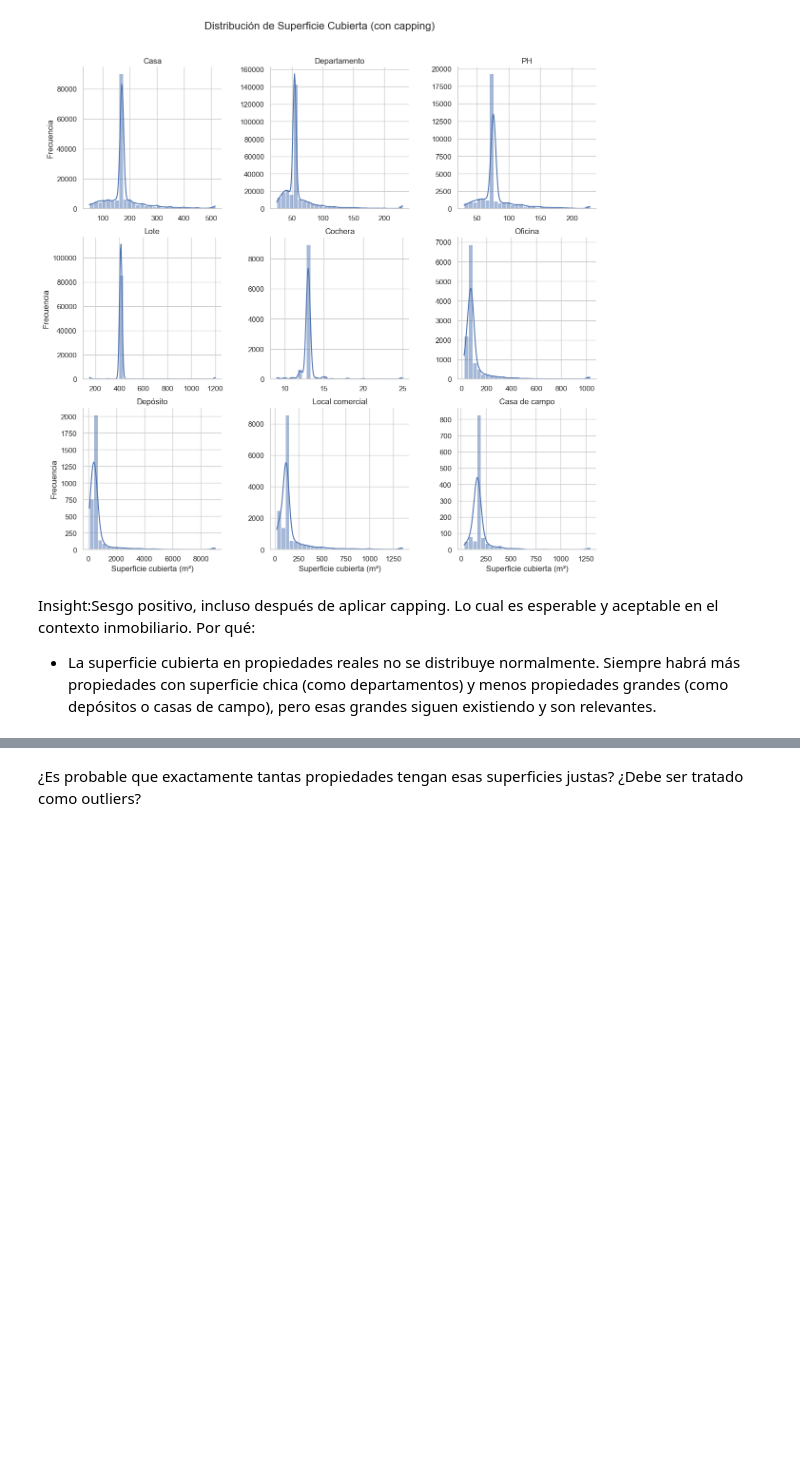
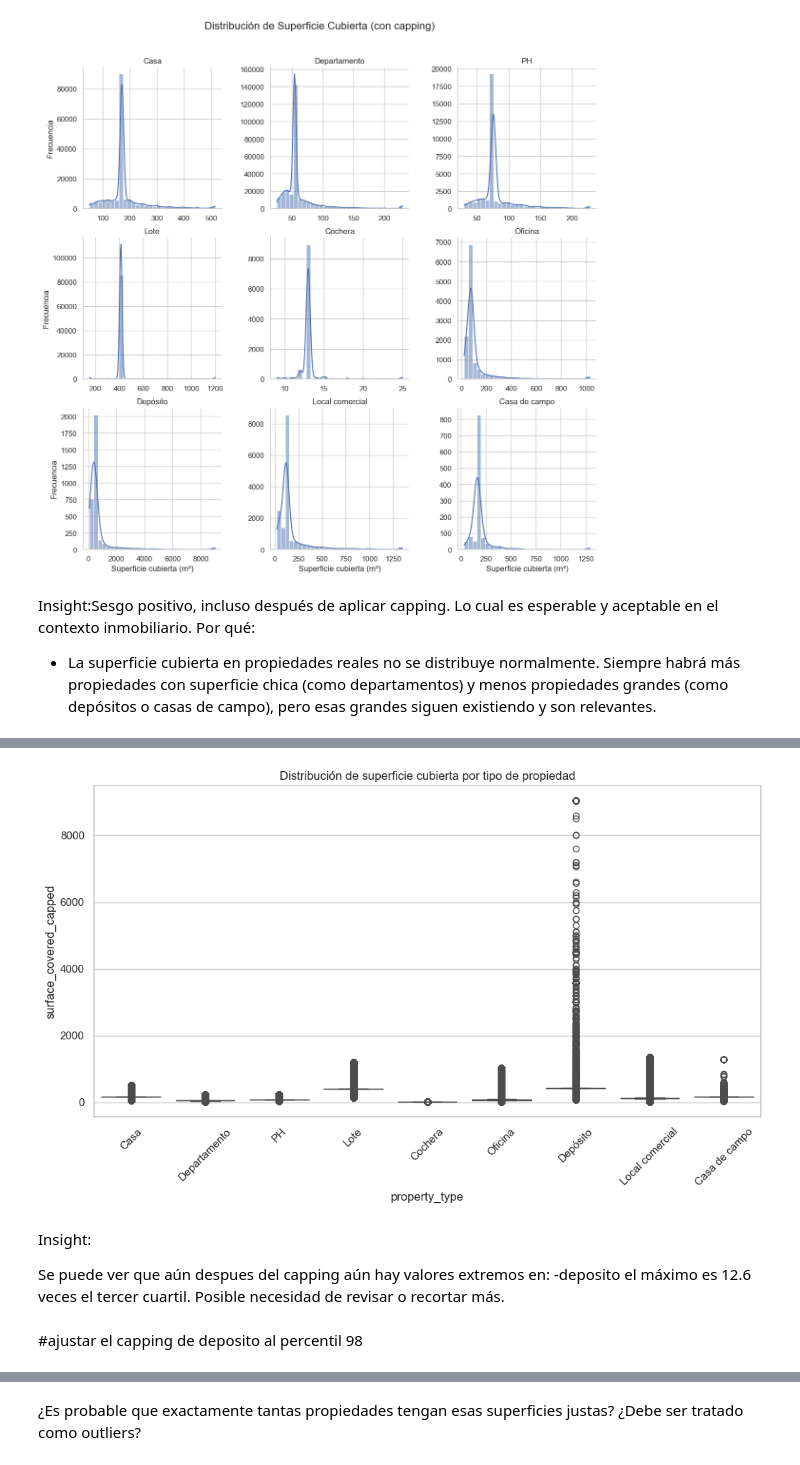
Before and after one commit to fabiola2024/Data_Science-II, a Jupyter notebook: 2_EDA & Visualización/EDA.ipynb, the cells around one changed output, grey strips where cells are left out. Saved outputs shown, nothing was run; the diff lists cells and outputs as text; code cells hidden in the pictures; blank space fills up the shorter version.

```diff
--- a/2_EDA & Visualización/EDA.ipynb
+++ b/2_EDA & Visualización/EDA.ipynb
@@ -622,0 +619,18 @@ Lo cual es esperable y aceptable en el contexto inmobiliario. Por qué:
+# %%
+import seaborn as sns
+import matplotlib.pyplot as plt
+
+plt.figure(figsize=(12, 6))
+sns.boxplot(data=data_arg, x='property_type', y='surface_covered_capped')
+plt.xticks(rotation=45)
+plt.title("Distribución de superficie cubierta por tipo de propiedad")
+plt.show()
+# %% [output]
+[figure, added]
+# %% [markdown]
+Insight:
+
+Se puede ver que aún despues del capping aún hay valores extremos en:
+-deposito el máximo es 12.6 veces el tercer cuartil. Posible necesidad de revisar o recortar más.
+# %% [markdown]
+#ajustar el capping de deposito al percentil 98
```
Also changed, not shown: parts of 50 cells of this notebook.
